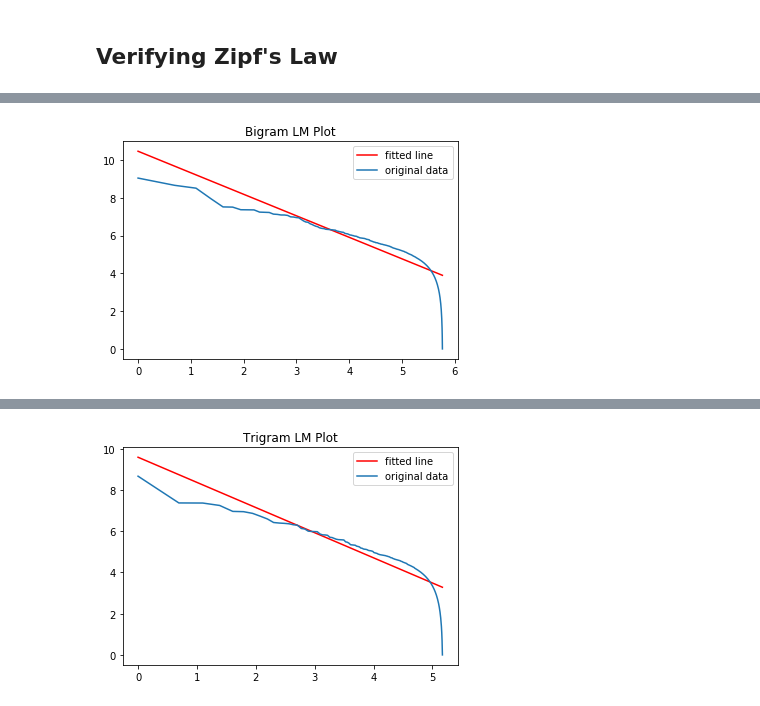
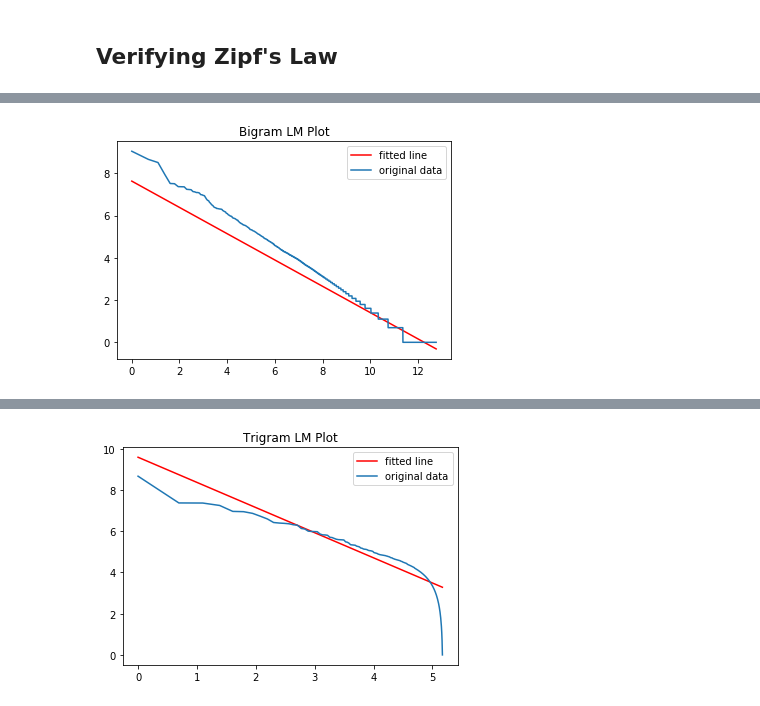
Before and after one commit to Arka7Z/NLP-CS60057, a Jupyter notebook: Language_Modeling/Language_Modeling.ipynb, the cells around one changed output, grey strips where cells are left out. Saved outputs shown, nothing was run; the diff lists cells and outputs as text; code cells hidden in the pictures.

```diff
--- a/Language_Modeling/Language_Modeling.ipynb
+++ b/Language_Modeling/Language_Modeling.ipynb
@@ -155,9 +153,9 @@ sorted_bigram_counts=sorted(bigram_counts.items(), key=operator.itemgetter(1),re
 # %%
 len_bigrams=len(sorted_bigram_counts)
 lis=[y[1] for y in sorted_bigram_counts]
-lis=np.flip(np.unique(lis),0)
+#lis=np.flip(np.unique(lis),0)
 x=[np.log(i+1) for i in range(len(lis))]
 y=np.asarray(list(np.log(y) for y in lis))
 plot(x,y,'Bigram LM Plot')
 # %% [output]
-[figure, old version]
+[figure, new version]
```
Also changed, not shown: parts of 32 cells of this notebook.
